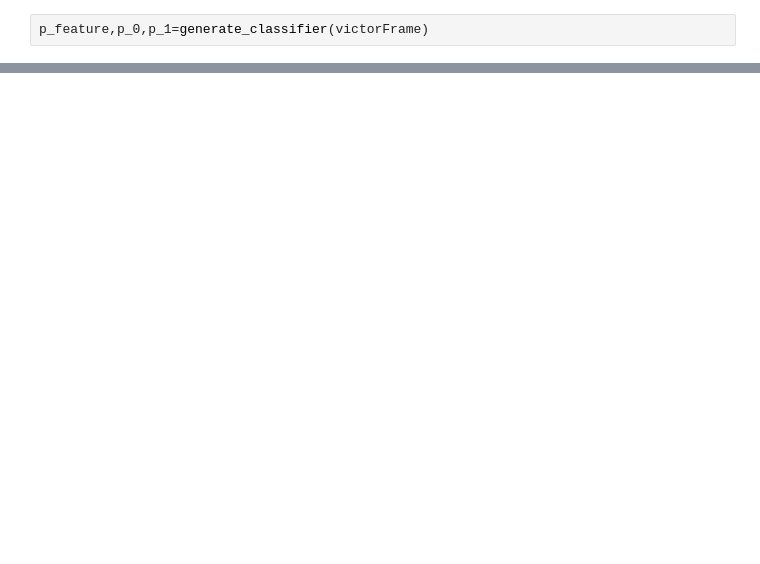
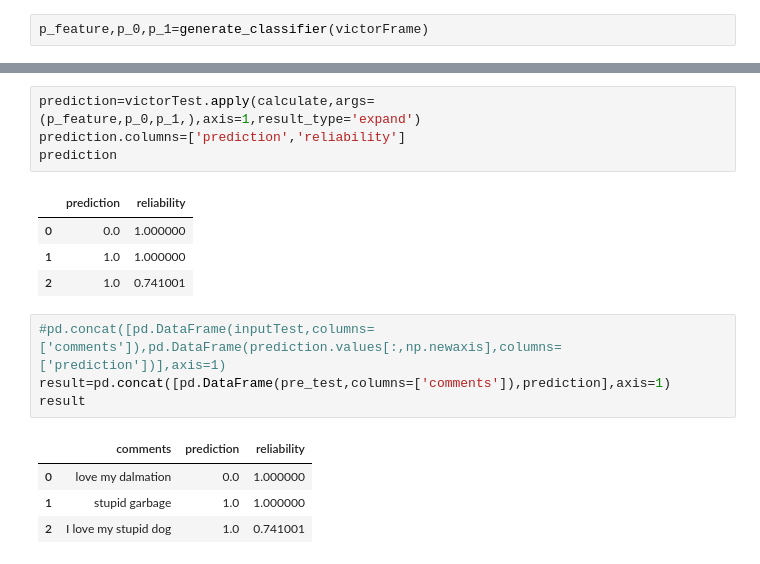
Before and after one commit to ym-ml/MyLearn_ML, a Jupyter notebook: Bayes_model/NaiveBayes.ipynb, the cells around one changed output, grey strips where cells are left out. Cells and saved outputs as stored; diff of their text form; blank space fills up the shorter version.

```diff
--- a/Bayes_model/NaiveBayes.ipynb
+++ b/Bayes_model/NaiveBayes.ipynb
@@ -80,0 +131,18 @@ p_0:0.125, p_1:0.25
+# %%
+prediction=victorTest.apply(calculate,args=(p_feature,p_0,p_1,),axis=1,result_type='expand')
+prediction.columns=['prediction','reliability']
+prediction
+# %% [output]
+|  | prediction | reliability |
+| 0 | 0.0 | 1.000000 |
+| 1 | 1.0 | 1.000000 |
+| 2 | 1.0 | 0.741001 |
+# %%
+#pd.concat([pd.DataFrame(inputTest,columns=['comments']),pd.DataFrame(prediction.values[:,np.newaxis],columns=['prediction'])],axis=1)
+result=pd.concat([pd.DataFrame(pre_test,columns=['comments']),prediction],axis=1)
+result
+# %% [output]
+|  | comments | prediction | reliability |
+| 0 | love my dalmation | 0.0 | 1.000000 |
+| 1 | stupid garbage | 1.0 | 1.000000 |
+| 2 | I love my stupid dog | 1.0 | 0.741001 |
```
Also changed, not shown: parts of 15 cells of this notebook.
